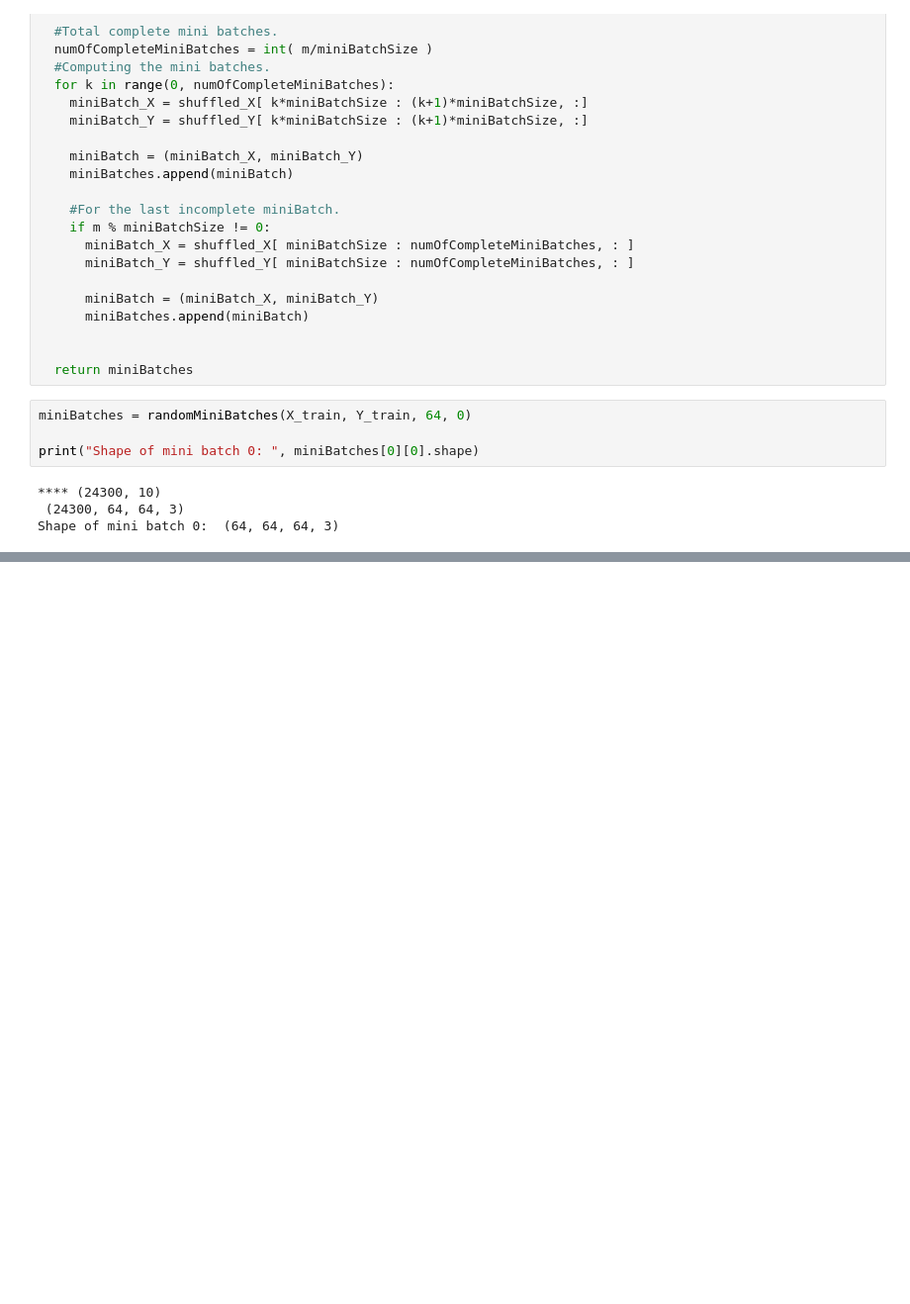
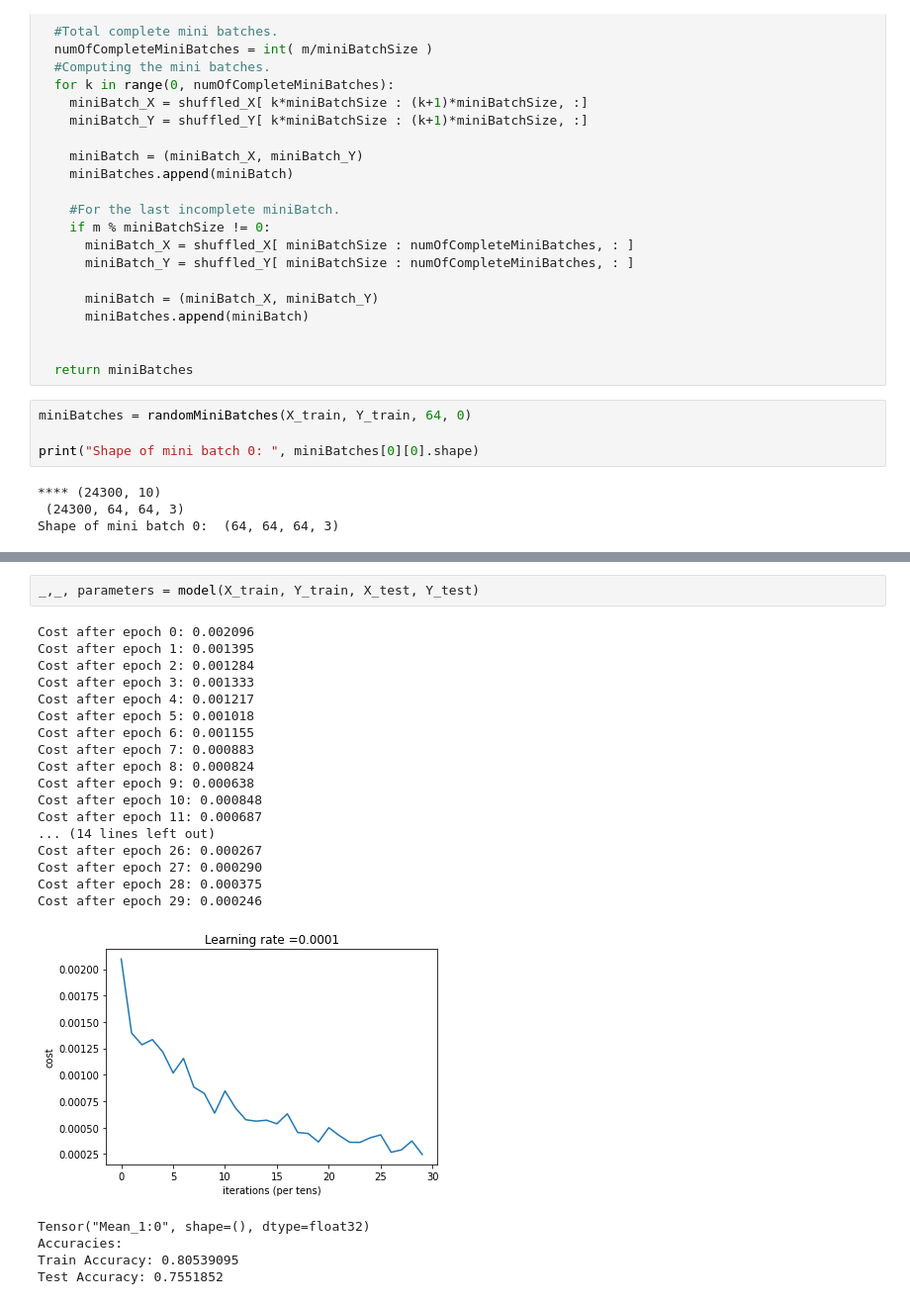
Before and after one commit to Hasan-Iqtedar/eurosat-classification, a Jupyter notebook: EusatHI.ipynb, the cells around one changed output, grey strips where cells are left out. Shown: that part at 99% size. Saved outputs shown, nothing was run; the diff lists cells and outputs as text; blank space fills up the shorter version.

```diff
--- a/EusatHI.ipynb
+++ b/EusatHI.ipynb
@@ -424,0 +522,25 @@ Tensor("Mean_1:0", shape=(), dtype=float32)
+# %%
+_,_, parameters = model(X_train, Y_train, X_test, Y_test)
+# %% [output]
+Cost after epoch 0: 0.002096
+Cost after epoch 1: 0.001395
+Cost after epoch 2: 0.001284
+Cost after epoch 3: 0.001333
+Cost after epoch 4: 0.001217
+Cost after epoch 5: 0.001018
+Cost after epoch 6: 0.001155
+Cost after epoch 7: 0.000883
+Cost after epoch 8: 0.000824
+Cost after epoch 9: 0.000638
+Cost after epoch 10: 0.000848
+Cost after epoch 11: 0.000687
+... (14 lines left out)
+Cost after epoch 26: 0.000267
+Cost after epoch 27: 0.000290
+Cost after epoch 28: 0.000375
+Cost after epoch 29: 0.000246
+[figure, added]
+Tensor("Mean_1:0", shape=(), dtype=float32)
+Accuracies:
+Train Accuracy: 0.80539095
+Test Accuracy: 0.7551852
```
Also changed, not shown: parts of 31 cells of this notebook.
